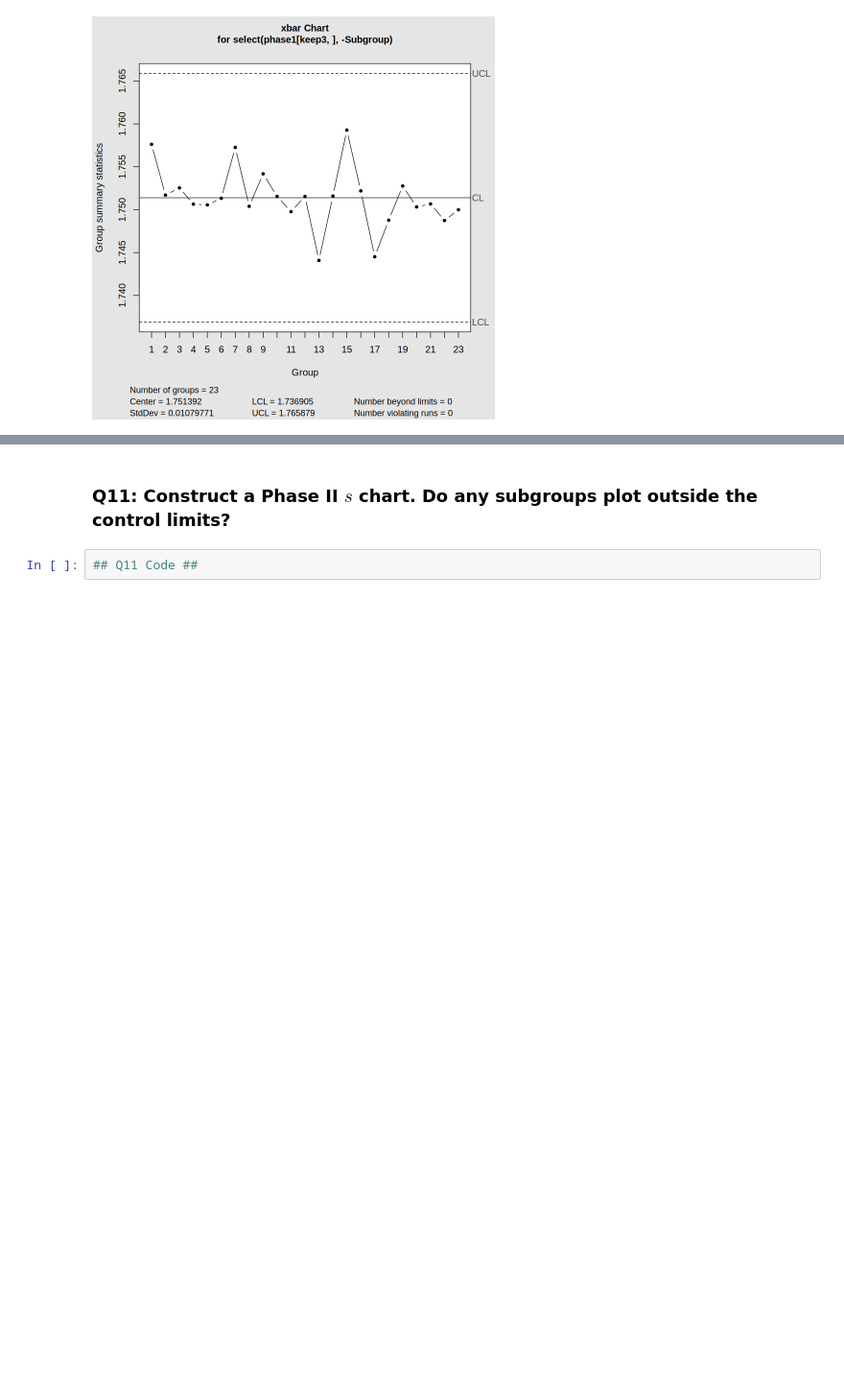
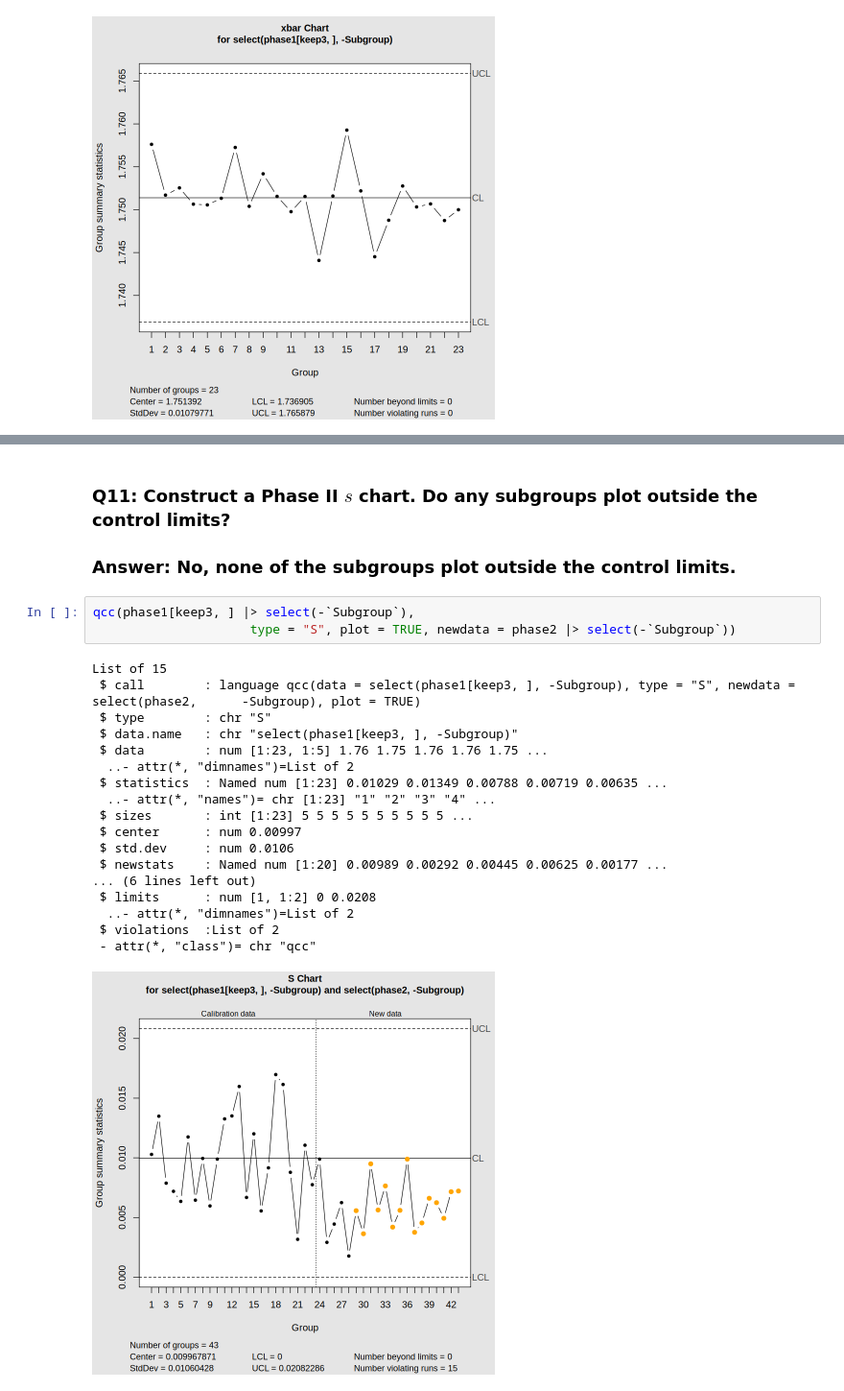
Before and after one commit to Bishop13/STAT-7110-Quality-Control, a Jupyter notebook: Assignments/HW1/STAT-7110-HW1.ipynb, the cells around one changed output, grey strips where cells are left out. Shown at 96% size. Drawn from its saved outputs; the diff is of its cells as text; blank space fills up the shorter version.

```diff
--- a/Assignments/HW1/STAT-7110-HW1.ipynb
+++ b/Assignments/HW1/STAT-7110-HW1.ipynb
@@ -182,6 +212,27 @@ ERROR: Error: object 'target' not found
 # %% [markdown]
 ### Q11: Construct a Phase II $s$ chart. Do any subgroups plot outside the control limits?
+### Answer: No, none of the subgroups plot outside the control limits.
 # %%
-## Q11 Code ##
+qcc(phase1[keep3, ] |> select(-`Subgroup`),
+                     type = "S", plot = TRUE, newdata = phase2 |> select(-`Subgroup`))
+# %% [output]
+List of 15
+ $ call        : language qcc(data = select(phase1[keep3, ], -Subgroup), type = "S", newdata = select(phase2,      -Subgroup), plot = TRUE)
+ $ type        : chr "S"
+ $ data.name   : chr "select(phase1[keep3, ], -Subgroup)"
+ $ data        : num [1:23, 1:5] 1.76 1.75 1.76 1.76 1.75 ...
+  ..- attr(*, "dimnames")=List of 2
+ $ statistics  : Named num [1:23] 0.01029 0.01349 0.00788 0.00719 0.00635 ...
+  ..- attr(*, "names")= chr [1:23] "1" "2" "3" "4" ...
+ $ sizes       : int [1:23] 5 5 5 5 5 5 5 5 5 5 ...
+ $ center      : num 0.00997
+ $ std.dev     : num 0.0106
+ $ newstats    : Named num [1:20] 0.00989 0.00292 0.00445 0.00625 0.00177 ...
+... (6 lines left out)
+ $ limits      : num [1, 1:2] 0 0.0208
+  ..- attr(*, "dimnames")=List of 2
+ $ violations  :List of 2
+ - attr(*, "class")= chr "qcc"
+[figure, added]
 # %% [markdown]
 ### Q12: Provide an overview of the results that the plant manager can provide the Vice President of Operations. Do they need to completely overhaul line 3 or is it salvagable?
```
Also changed, not shown: parts of 5 cells of this notebook.
